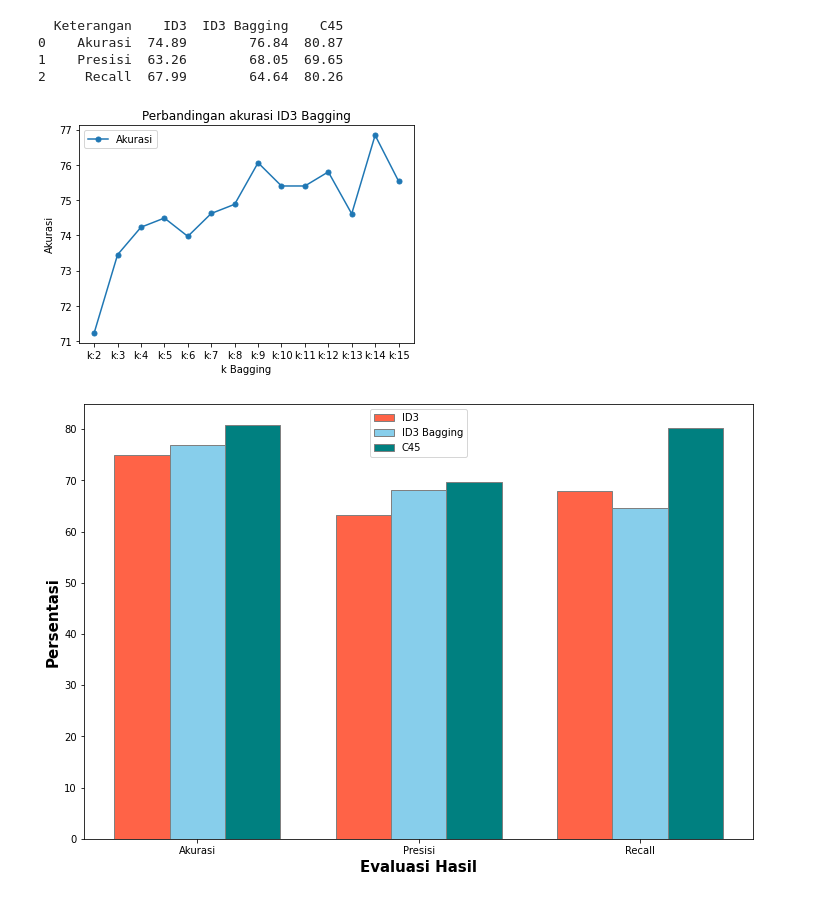
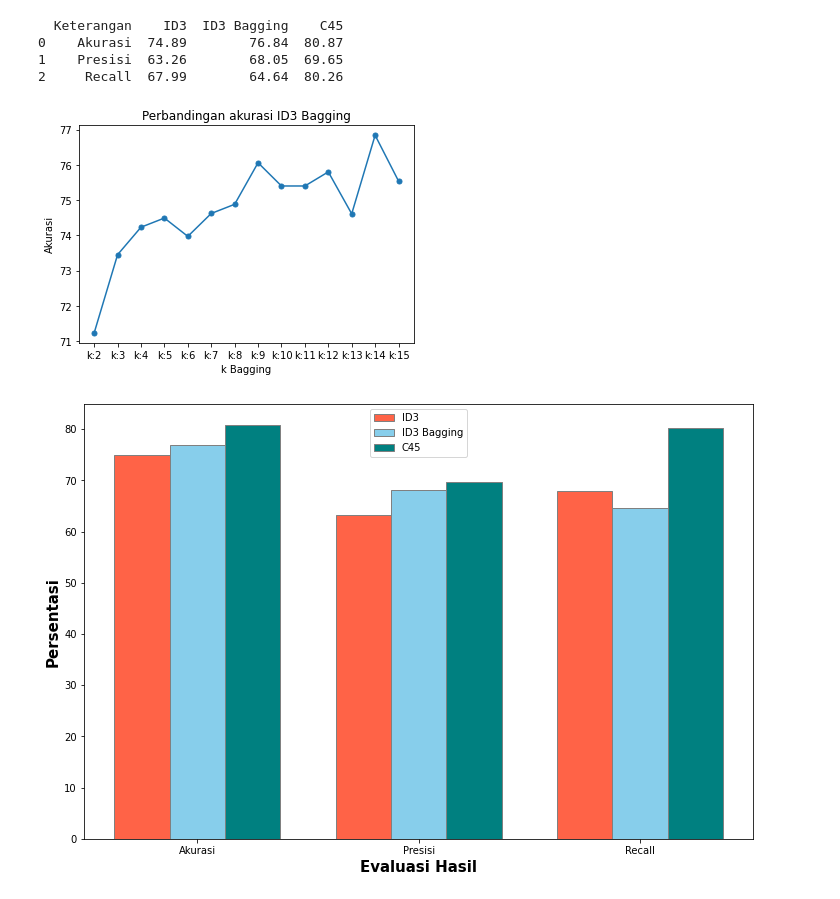
Before and after one commit to 170411100038/Skripsi038, a Jupyter notebook: visualisasi.ipynb, the cells around one changed output. Cells and saved outputs as stored; diff of their text form; code cells hidden in the pictures.

```diff
--- a/visualisasi.ipynb
+++ b/visualisasi.ipynb
@@ -80,27 +80,20 @@ print(PerbandinganMetode)
 # %%
 import matplotlib.pyplot as plt
 
 k = [('k:'+str(i)) for i in range(2,16)]
 
 def bagging_akurasi() :
     plt.plot(k, ratAkurasi_bagging, label='Akurasi', marker='o',  markersize=5)
 
-    # naming the x axis
     plt.xlabel('k Bagging')
-    # naming the y axis
     plt.ylabel('Akurasi')
-    # giving a title to my graph
     plt.title('Perbandingan akurasi ID3 Bagging')
 
-    # show a legend on the plot
-    plt.legend()
-
-    # function to show the plot
     plt.show()
 
 bagging_akurasi()
 # %% [output]
-[figure, old version]
+[figure, new version]
 # %%
 import numpy as np
 
```
